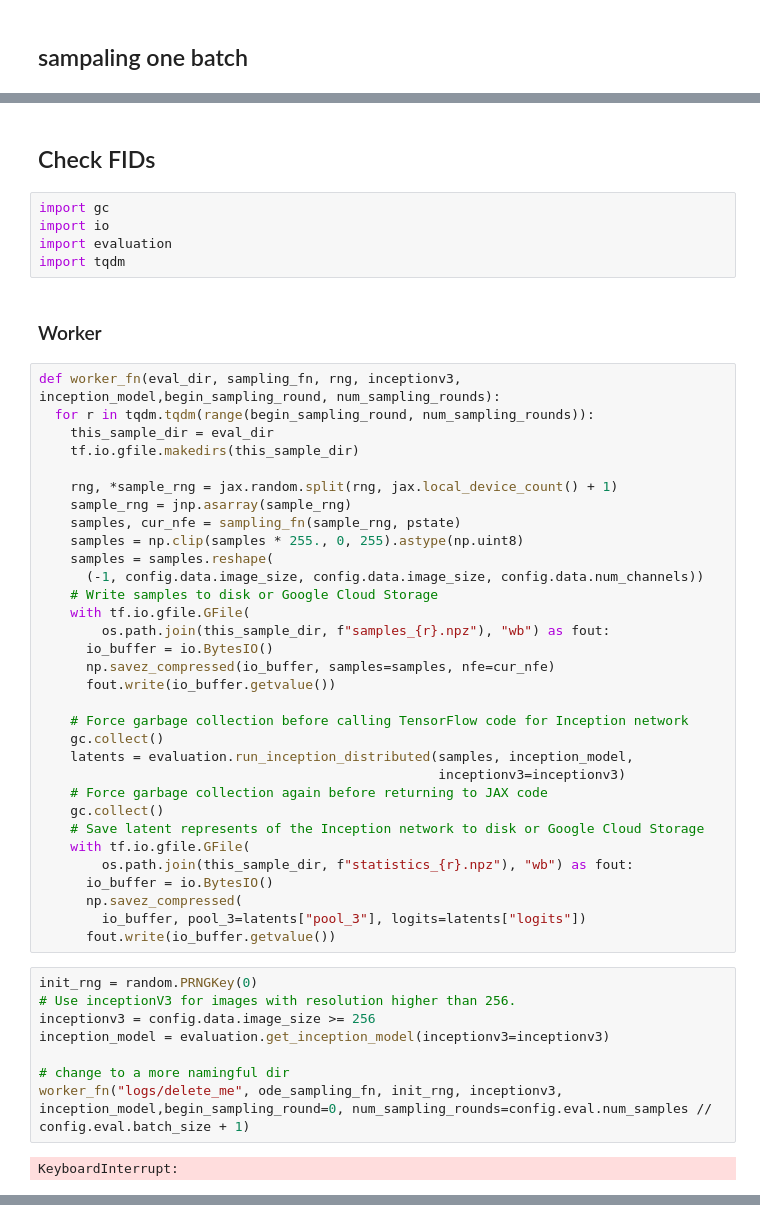
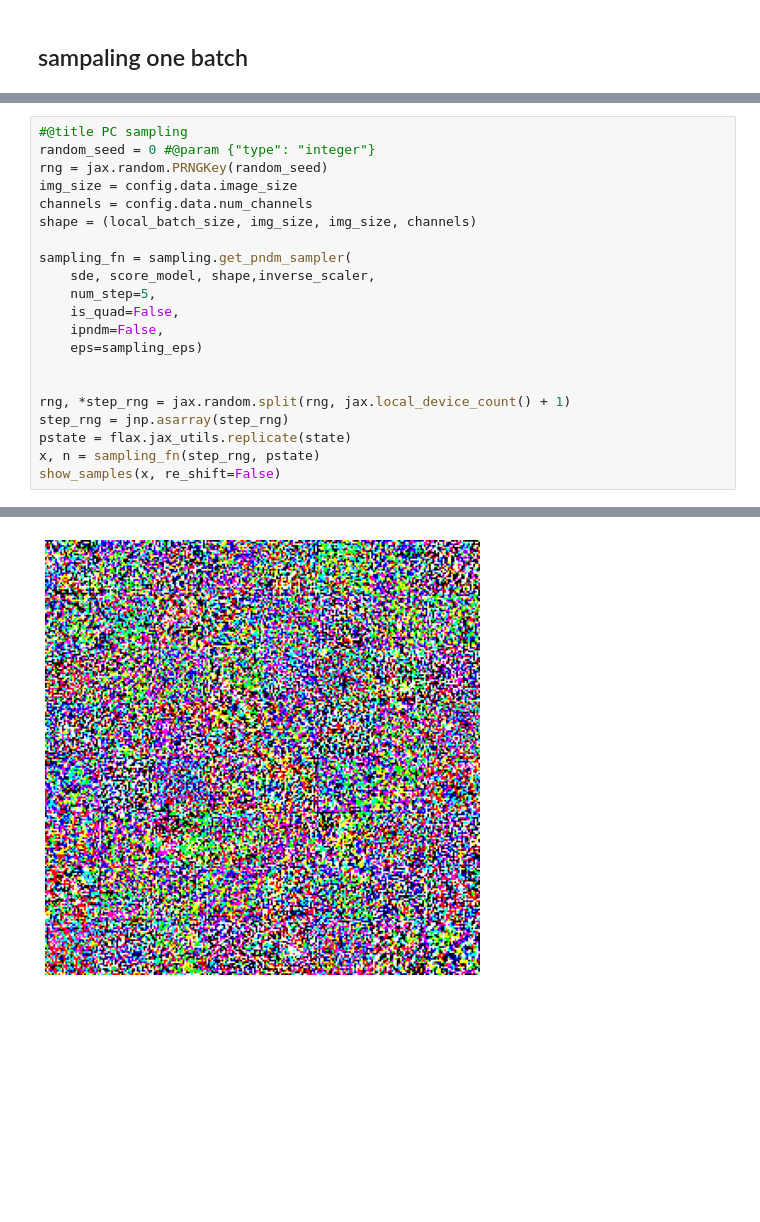
Before and after one commit to WN1695173791/dodes, a Jupyter notebook: notebooks/pdnm.ipynb, the cells around one changed output, grey strips where cells are left out. Cells and saved outputs as stored; diff of their text form; blank space fills up the shorter version.

```diff
--- a/notebooks/pdnm.ipynb
+++ b/notebooks/pdnm.ipynb
@@ -159,51 +128,22 @@ WARNING:matplotlib.image:Clipping input data to the valid range for imshow with
-# %% [markdown]
-## Check FIDs
-# %%
-import gc
-import io
-import evaluation
-import tqdm
-# %% [markdown]
-### Worker
-# %%
-def worker_fn(eval_dir, sampling_fn, rng, inceptionv3, inception_model,begin_sampling_round, num_sampling_rounds):
-  for r in tqdm.tqdm(range(begin_sampling_round, num_sampling_rounds)):
-    this_sample_dir = eval_dir
-    tf.io.gfile.makedirs(this_sample_dir)
-
-    rng, *sample_rng = jax.random.split(rng, jax.local_device_count() + 1)
-    sample_rng = jnp.asarray(sample_rng)
-    samples, cur_nfe = sampling_fn(sample_rng, pstate)
-    samples = np.clip(samples * 255., 0, 255).astype(np.uint8)
-    samples = samples.reshape(
-      (-1, config.data.image_size, config.data.image_size, config.data.num_channels))
-    # Write samples to disk or Google Cloud Storage
-    with tf.io.gfile.GFile(
-        os.path.join(this_sample_dir, f"samples_{r}.npz"), "wb") as fout:
-      io_buffer = io.BytesIO()
-      np.savez_compressed(io_buffer, samples=samples, nfe=cur_nfe)
-      fout.write(io_buffer.getvalue())
-
-    # Force garbage collection before calling TensorFlow code for Inception network
-    gc.collect()
-    latents = evaluation.run_inception_distributed(samples, inception_model,
-                                                   inceptionv3=inceptionv3)
-    # Force garbage collection again before returning to JAX code
-    gc.collect()
-    # Save latent represents of the Inception network to disk or Google Cloud Storage
-    with tf.io.gfile.GFile(
-        os.path.join(this_sample_dir, f"statistics_{r}.npz"), "wb") as fout:
-      io_buffer = io.BytesIO()
-      np.savez_compressed(
-        io_buffer, pool_3=latents["pool_3"], logits=latents["logits"])
-      fout.write(io_buffer.getvalue())
-# %%
-init_rng = random.PRNGKey(0)
-# Use inceptionV3 for images with resolution higher than 256.
-inceptionv3 = config.data.image_size >= 256
-inception_model = evaluation.get_inception_model(inceptionv3=inceptionv3)
-
-# change to a more namingful dir
-worker_fn("logs/delete_me", ode_sampling_fn, init_rng, inceptionv3, inception_model,begin_sampling_round=0, num_sampling_rounds=config.eval.num_samples // config.eval.batch_size + 1)
-# %% [output]
-KeyboardInterrupt:
+# %%
+#@title PC sampling
+random_seed = 0 #@param {"type": "integer"}
+rng = jax.random.PRNGKey(random_seed)
+img_size = config.data.image_size
+channels = config.data.num_channels
+shape = (local_batch_size, img_size, img_size, channels)
+
+sampling_fn = sampling.get_pndm_sampler(
+    sde, score_model, shape,inverse_scaler,
+    num_step=5,
+    is_quad=False,
+    ipndm=False,
+    eps=sampling_eps)
+
+
+rng, *step_rng = jax.random.split(rng, jax.local_device_count() + 1)
+step_rng = jnp.asarray(step_rng)
+pstate = flax.jax_utils.replicate(state)
+x, n = sampling_fn(step_rng, pstate)
+show_samples(x, re_shift=False)
+# %% [output]
@@ -209,0 +151 @@ KeyboardInterrupt:
+[figure, added]
```
Also changed, not shown: parts of 9 cells of this notebook, 3 other files.
